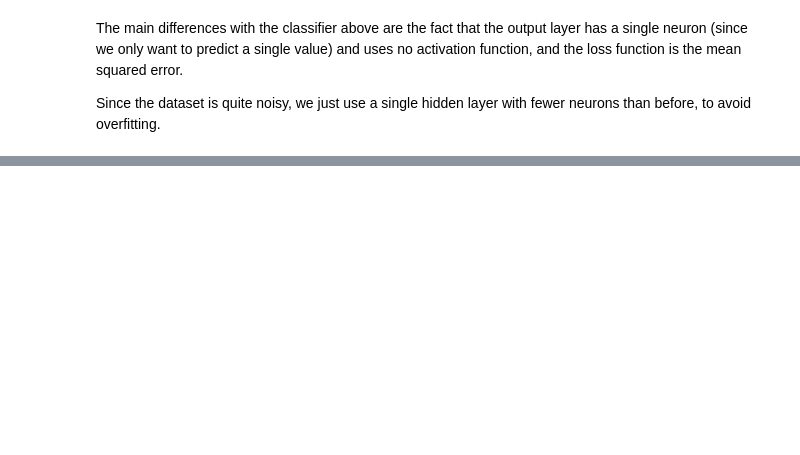
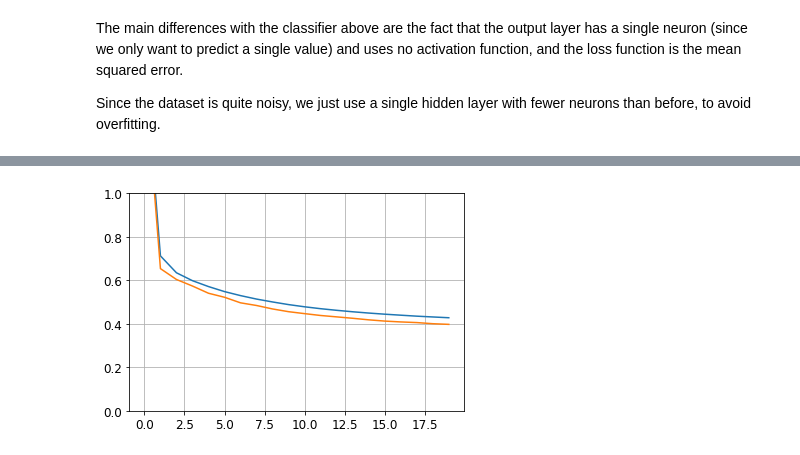
Before and after one commit to DanielSFlamarich/oreilly_skc_keras_tnsflw, a Jupyter notebook: chapter10/ANN with Keras.ipynb, the cells around one changed output, grey strips where cells are left out. Cells and saved outputs as stored; diff of their text form; code cells hidden in the pictures; blank space fills up the shorter version.

Commit message:
validation in reg

```diff
--- a/chapter10/ANN with Keras.ipynb
+++ b/chapter10/ANN with Keras.ipynb
@@ -341,9 +352,10 @@ from sklearn.preprocessing import StandardScaler
 
 housing = fetch_california_housing()
 
-X_train_full, X_test, y_train_full, y_test = train_test_split( housing.data, housing.target)
-X_train, X_valid, y_train, y_valid = train_test_split( X_train_full, y_train_full)
+X_train_full, X_test, y_train_full, y_test = train_test_split(housing.data, housing.target, random_state=42)
+X_train, X_valid, y_train, y_valid = train_test_split(X_train_full, y_train_full, random_state=42)
+
 scaler = StandardScaler()
-X_train_scaled = scaler.fit_transform(X_train)
-X_valid_scaled = scaler.transform(X_valid)
-X_test_scaled = scaler.transform(X_test)
+X_train = scaler.fit_transform(X_train)
+X_valid = scaler.transform(X_valid)
+X_test = scaler.transform(X_test)
@@ -353,3 +366,14 @@ Downloading Cal. housing from https://ndownloader.figshare.com/files/5976036 to
 The main differences with the classifier above are the fact that the output layer has a single neuron (since we only want to predict a single value) and uses no activation function, and the loss function is the mean squared error.
 
 Since the dataset is quite noisy, we just use a single hidden layer with fewer neurons than before, to avoid overfitting.
+# %%
+model = keras.models.Sequential([
+    keras.layers.Dense(30, activation='relu', input_shape=X_train.shape[1:]),
+    keras.layers.Dense(1)
+])
+
+model.compile(loss="mean_squared_error", optimizer=keras.optimizers.SGD(lr=1e-3))
+history = model.fit(X_train, y_train, epochs=20, validation_data=(X_valid, y_valid))
+mse_test = model.evaluate(X_test, y_test)
+X_new = X_test[:3]
+y_pred = model.predict(X_new)
@@ -355,0 +398,7 @@ Since the dataset is quite noisy, we just use a single hidden layer with fewer n
+# %%
+plt.plot(pd.DataFrame(history.history))
+plt.grid(True)
+plt.gca().set_ylim(0, 1)
+plt.show()
+# %% [output]
+[figure, added]
```
Also changed, not shown: parts of 10 cells of this notebook.
